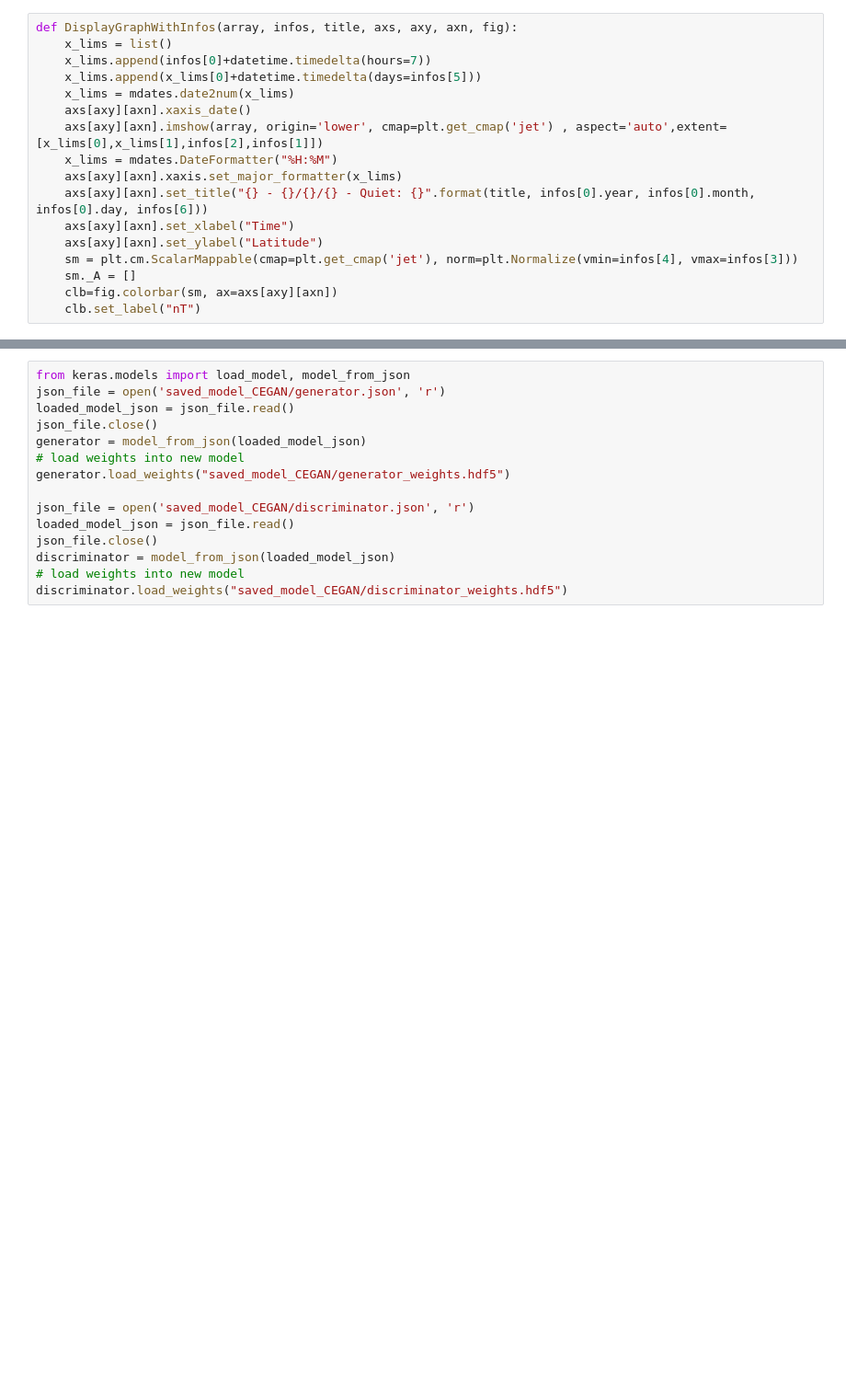
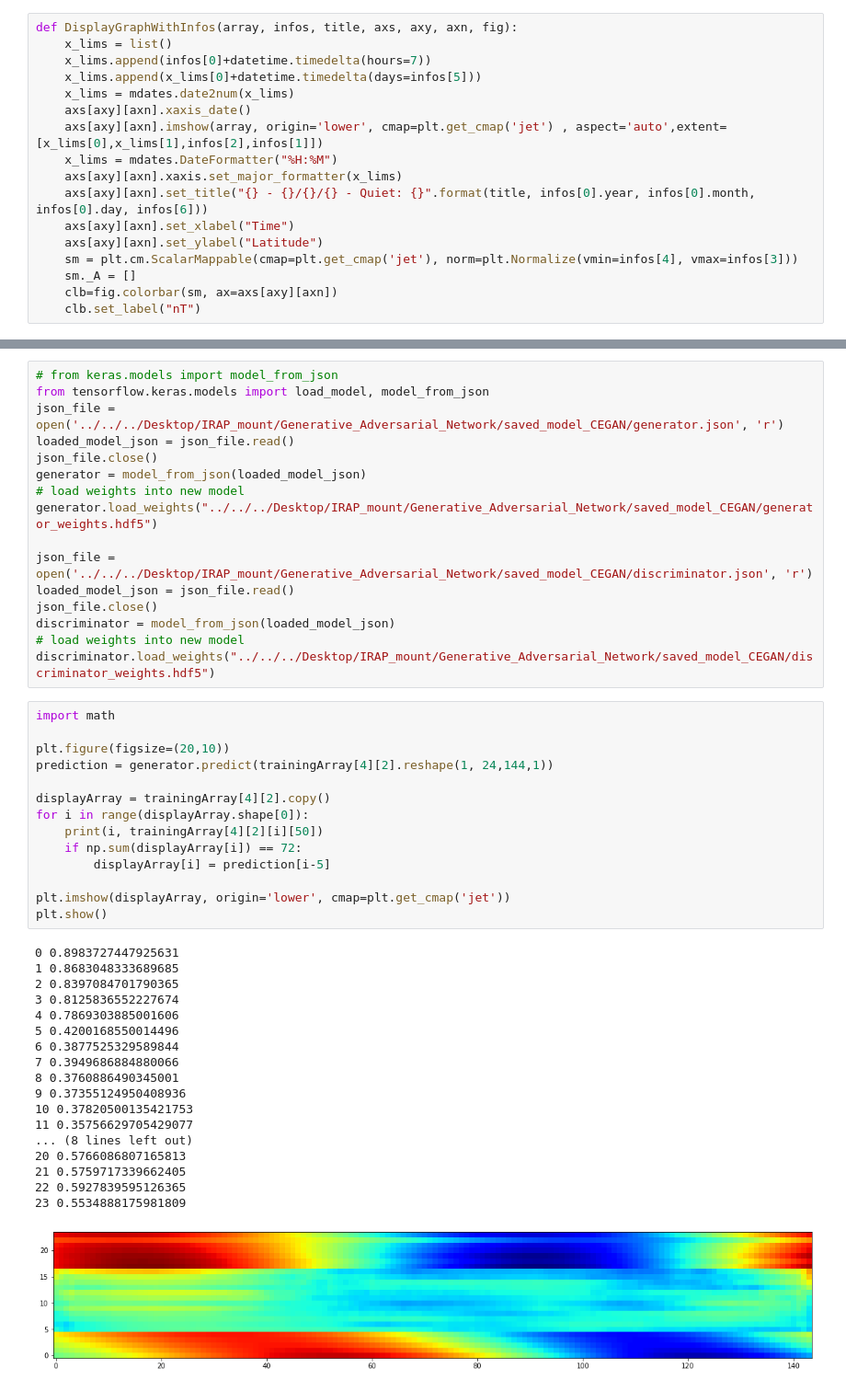
Before and after one commit to Pierre-LaurentC/Generative_Adversarial_Network, a Jupyter notebook: Display_CEGAN_training.ipynb, the cells around one changed output, grey strips where cells are left out. Shown: that part at 92% size. Cells and saved outputs as stored; diff of their text form; blank space fills up the shorter version.

```diff
--- a/Display_CEGAN_training.ipynb
+++ b/Display_CEGAN_training.ipynb
@@ -63,15 +57,49 @@ fig.savefig("CGAN_predictions")
 # %%
-from keras.models import load_model, model_from_json
-json_file = open('saved_model_CEGAN/generator.json', 'r')
+# from keras.models import model_from_json
+from tensorflow.keras.models import load_model, model_from_json
+json_file = open('../../../Desktop/IRAP_mount/Generative_Adversarial_Network/saved_model_CEGAN/generator.json', 'r')
 loaded_model_json = json_file.read()
 json_file.close()
 generator = model_from_json(loaded_model_json)
 # load weights into new model
-generator.load_weights("saved_model_CEGAN/generator_weights.hdf5")
+generator.load_weights("../../../Desktop/IRAP_mount/Generative_Adversarial_Network/saved_model_CEGAN/generator_weights.hdf5")
 
-json_file = open('saved_model_CEGAN/discriminator.json', 'r')
+json_file = open('../../../Desktop/IRAP_mount/Generative_Adversarial_Network/saved_model_CEGAN/discriminator.json', 'r')
 loaded_model_json = json_file.read()
 json_file.close()
 discriminator = model_from_json(loaded_model_json)
 # load weights into new model
-discriminator.load_weights("saved_model_CEGAN/discriminator_weights.hdf5")
+discriminator.load_weights("../../../Desktop/IRAP_mount/Generative_Adversarial_Network/saved_model_CEGAN/discriminator_weights.hdf5")
+# %%
+import math
+
+plt.figure(figsize=(20,10))
+prediction = generator.predict(trainingArray[4][2].reshape(1, 24,144,1))
+
+displayArray = trainingArray[4][2].copy()
+for i in range(displayArray.shape[0]):
+    print(i, trainingArray[4][2][i][50])
+    if np.sum(displayArray[i]) == 72:
+        displayArray[i] = prediction[i-5]
+
+plt.imshow(displayArray, origin='lower', cmap=plt.get_cmap('jet'))
+plt.show()
+# %% [output]
+0 0.8983727447925631
+1 0.8683048333689685
+2 0.8397084701790365
+3 0.8125836552227674
+4 0.7869303885001606
+5 0.4200168550014496
+6 0.3877525329589844
+7 0.3949686884880066
+8 0.3760886490345001
+9 0.37355124950408936
+10 0.37820500135421753
+11 0.35756629705429077
+... (8 lines left out)
+20 0.5766086807165813
+21 0.5759717339662405
+22 0.5927839595126365
+23 0.5534888175981809
+[figure, added]
```
Also changed, not shown: parts of 2 cells of this notebook, 2 other files.
